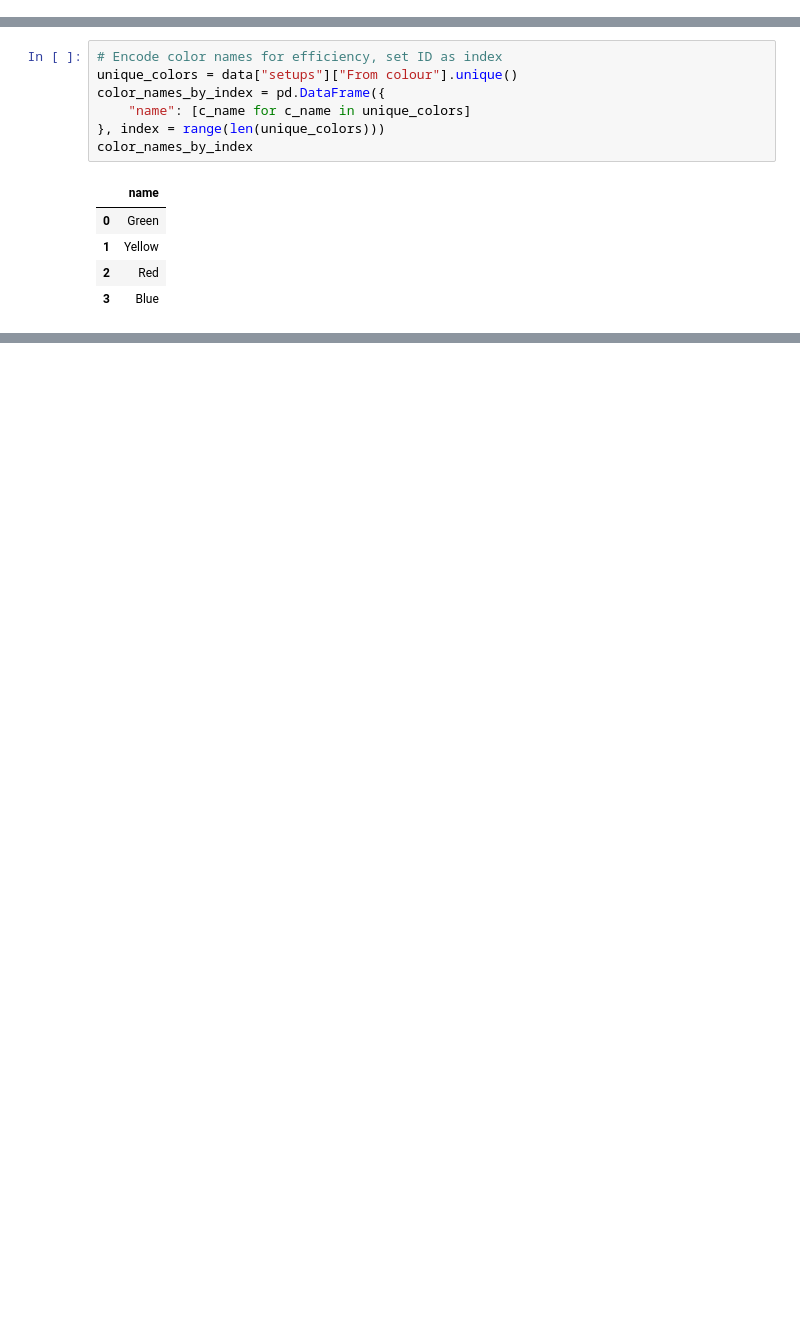
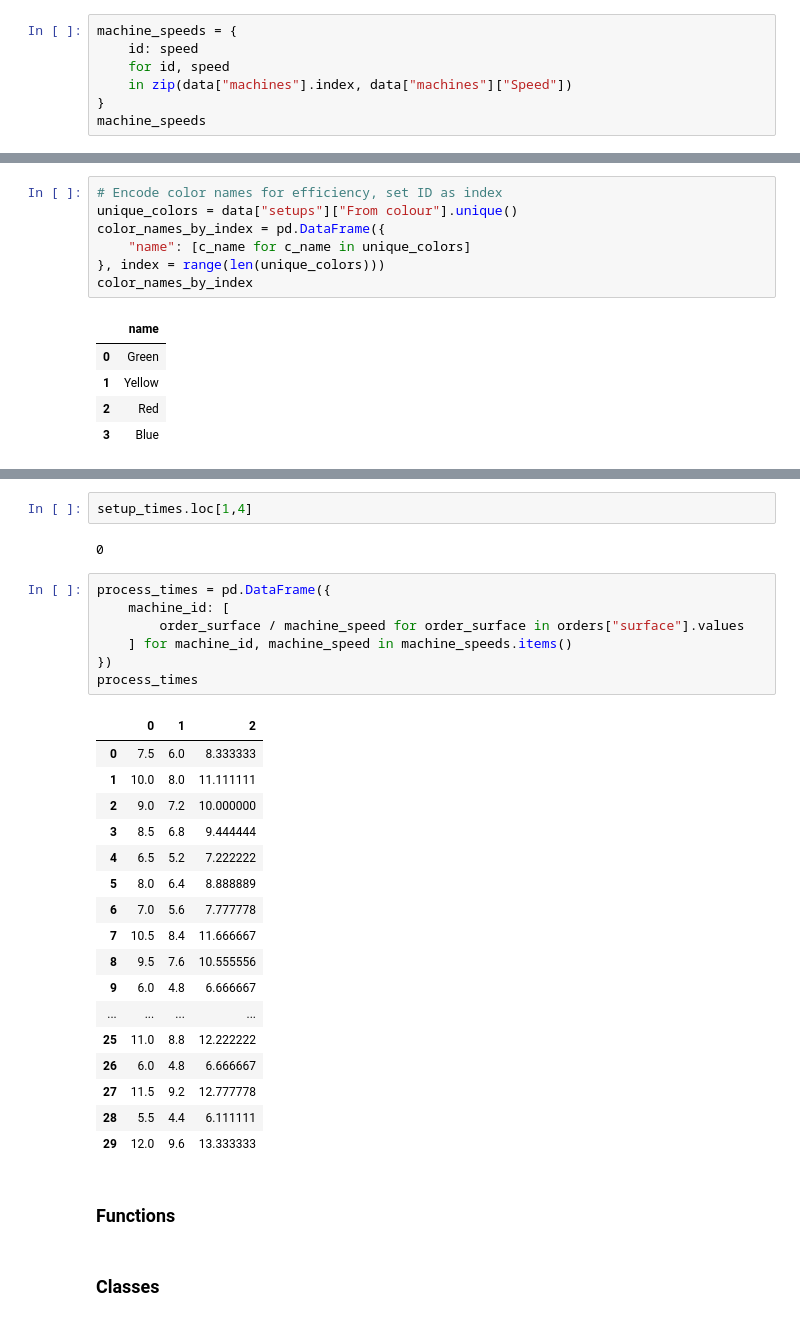
Before and after one commit to sebas-fontys/OR5-paintshop, a Jupyter notebook: solution.ipynb, the cells around one changed output, grey strips where cells are left out. Cells and saved outputs as stored; diff of their text form; blank space fills up the shorter version.

```diff
--- a/solution.ipynb
+++ b/solution.ipynb
@@ -62,3 +64,10 @@ data["setups"]
 | 11 | Red | Blue | 4 |
 # %% [markdown]
 ### Prepare data
+# %%
+machine_speeds = {
+    id: speed
+    for id, speed
+    in zip(data["machines"].index, data["machines"]["Speed"])
+}
+machine_speeds
@@ -133,0 +180,33 @@ machines
+# %%
+setup_times.loc[1,4]
+# %% [output]
+0
+# %%
+process_times = pd.DataFrame({
+    machine_id: [
+        order_surface / machine_speed for order_surface in orders["surface"].values
+    ] for machine_id, machine_speed in machine_speeds.items()
+})
+process_times
+# %% [output]
+|  | 0 | 1 | 2 |
+| 0 | 7.5 | 6.0 | 8.333333 |
+| 1 | 10.0 | 8.0 | 11.111111 |
+| 2 | 9.0 | 7.2 | 10.000000 |
+| 3 | 8.5 | 6.8 | 9.444444 |
+| 4 | 6.5 | 5.2 | 7.222222 |
+| 5 | 8.0 | 6.4 | 8.888889 |
+| 6 | 7.0 | 5.6 | 7.777778 |
+| 7 | 10.5 | 8.4 | 11.666667 |
+| 8 | 9.5 | 7.6 | 10.555556 |
+| 9 | 6.0 | 4.8 | 6.666667 |
+| ... | ... | ... | ... |
+| 25 | 11.0 | 8.8 | 12.222222 |
+| 26 | 6.0 | 4.8 | 6.666667 |
+| 27 | 11.5 | 9.2 | 12.777778 |
+| 28 | 5.5 | 4.4 | 6.111111 |
+| 29 | 12.0 | 9.6 | 13.333333 |
+# %% [markdown]
+### Functions
+# %% [markdown]
+### Classes
```
Also changed, not shown: parts of 12 cells of this notebook.
